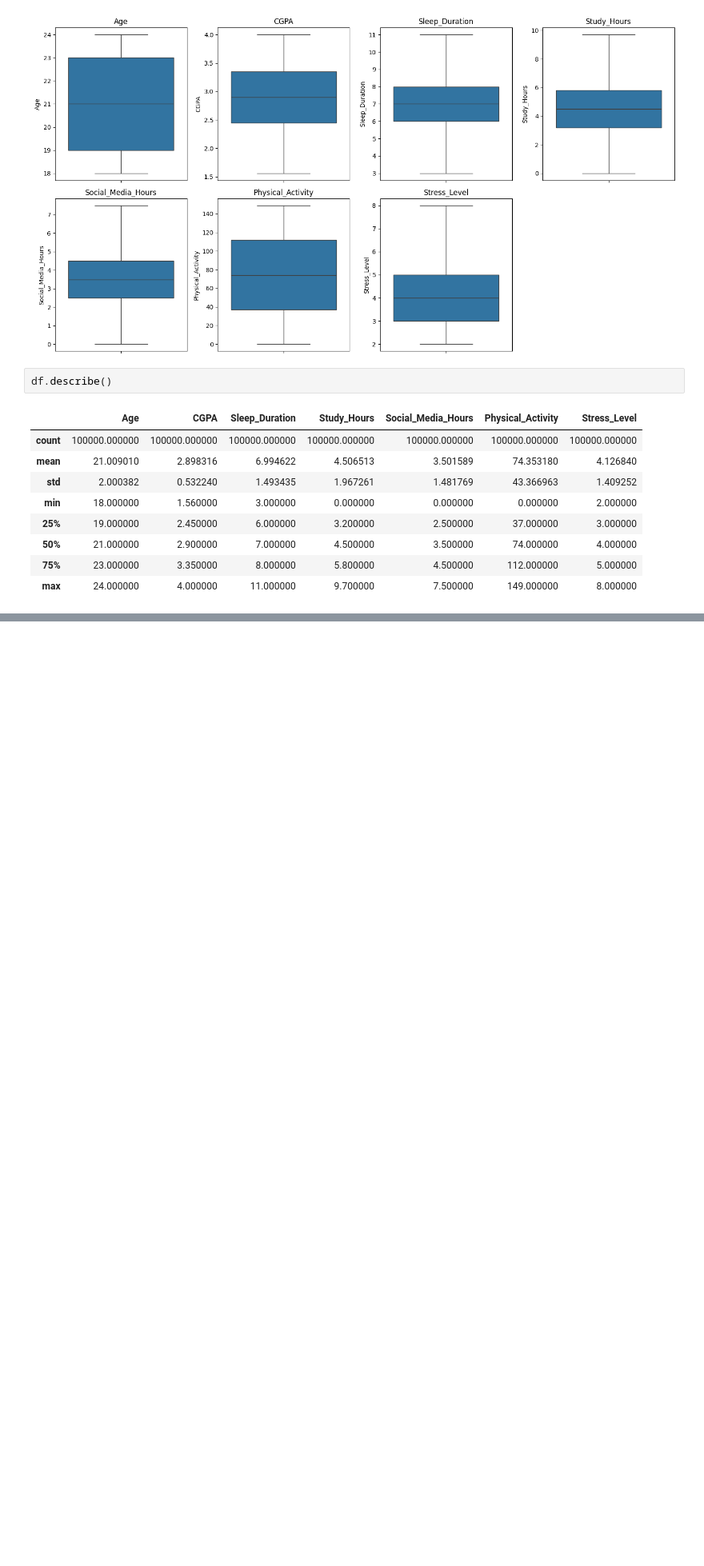
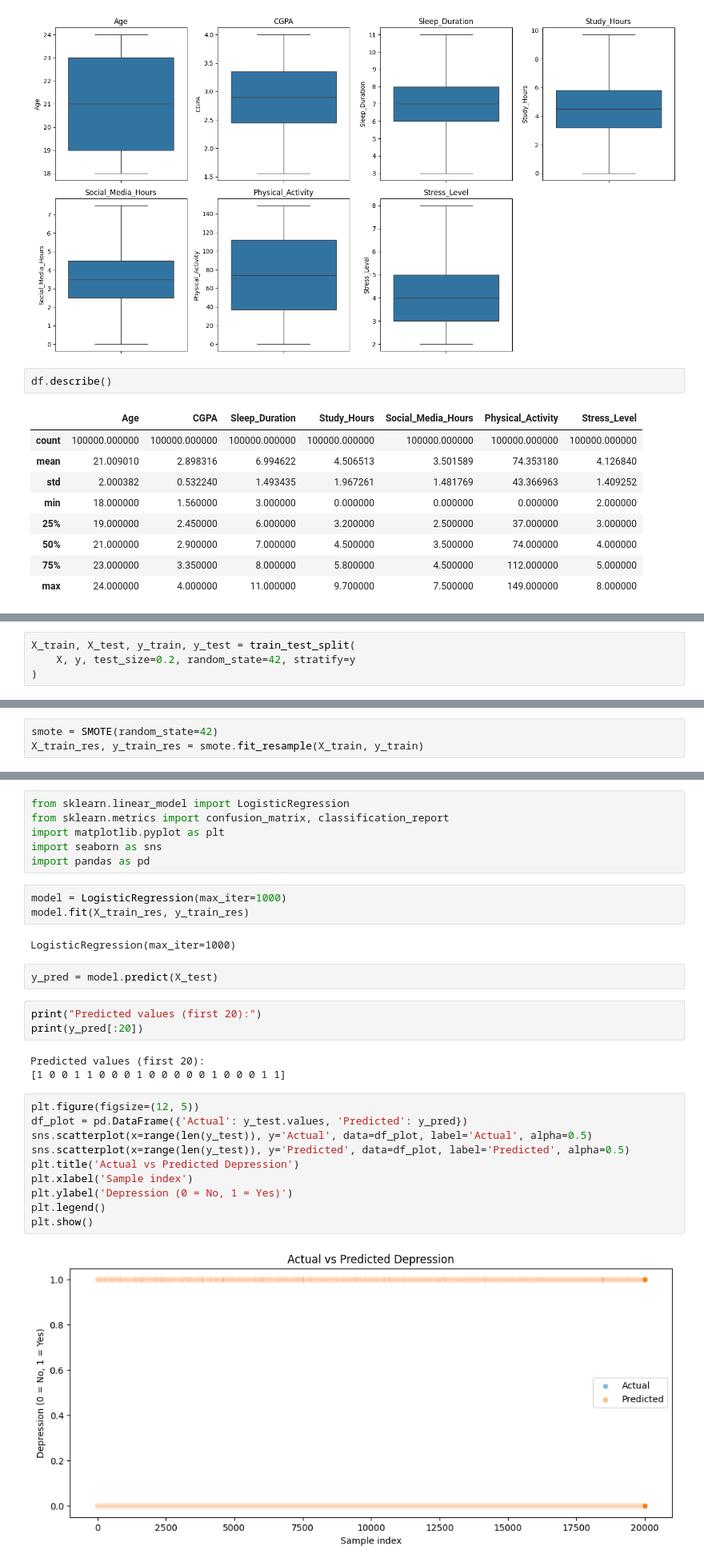
Before and after one commit to MDRobiulhassan/Machine-Learning-Course, a Jupyter notebook: Student_Perfomence.ipynb, the cells around one changed output, grey strips where cells are left out. Shown at 80% size. Saved outputs shown, nothing was run; the diff lists cells and outputs as text; blank space fills up the shorter version.

Commit message:
Implementation of Logistic Regression on Student Perfomence Dataset

```diff
--- a/Student_Perfomence.ipynb
+++ b/Student_Perfomence.ipynb
@@ -199,0 +407,4 @@ df.describe()
+# %%
+X_train, X_test, y_train, y_test = train_test_split(
+    X, y, test_size=0.2, random_state=42, stratify=y
+)
@@ -199,0 +420,3 @@ df.describe()
+# %%
+smote = SMOTE(random_state=42)
+X_train_res, y_train_res = smote.fit_resample(X_train, y_train)
@@ -199,0 +450,31 @@ df.describe()
+# %%
+from sklearn.linear_model import LogisticRegression
+from sklearn.metrics import confusion_matrix, classification_report
+import matplotlib.pyplot as plt
+import seaborn as sns
+import pandas as pd
+# %%
+model = LogisticRegression(max_iter=1000)
+model.fit(X_train_res, y_train_res)
+# %% [output]
+LogisticRegression(max_iter=1000)
+# %%
+y_pred = model.predict(X_test)
+# %%
+print("Predicted values (first 20):")
+print(y_pred[:20])
+# %% [output]
+Predicted values (first 20):
+[1 0 0 1 1 0 0 0 1 0 0 0 0 0 1 0 0 0 1 1]
+# %%
+plt.figure(figsize=(12, 5))
+df_plot = pd.DataFrame({'Actual': y_test.values, 'Predicted': y_pred})
+sns.scatterplot(x=range(len(y_test)), y='Actual', data=df_plot, label='Actual', alpha=0.5)
+sns.scatterplot(x=range(len(y_test)), y='Predicted', data=df_plot, label='Predicted', alpha=0.5)
+plt.title('Actual vs Predicted Depression')
+plt.xlabel('Sample index')
+plt.ylabel('Depression (0 = No, 1 = Yes)')
+plt.legend()
+plt.show()
+# %% [output]
+[figure, added]
```
Also changed, not shown: parts of 23 cells of this notebook.
